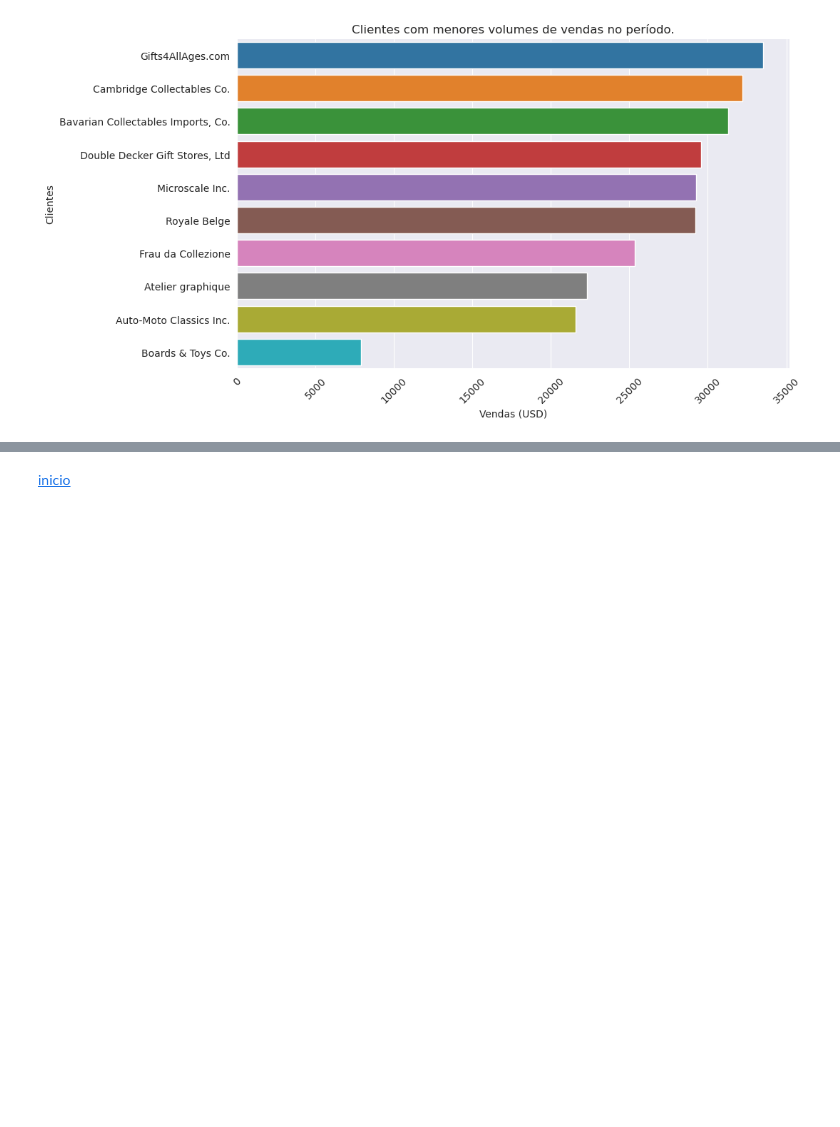
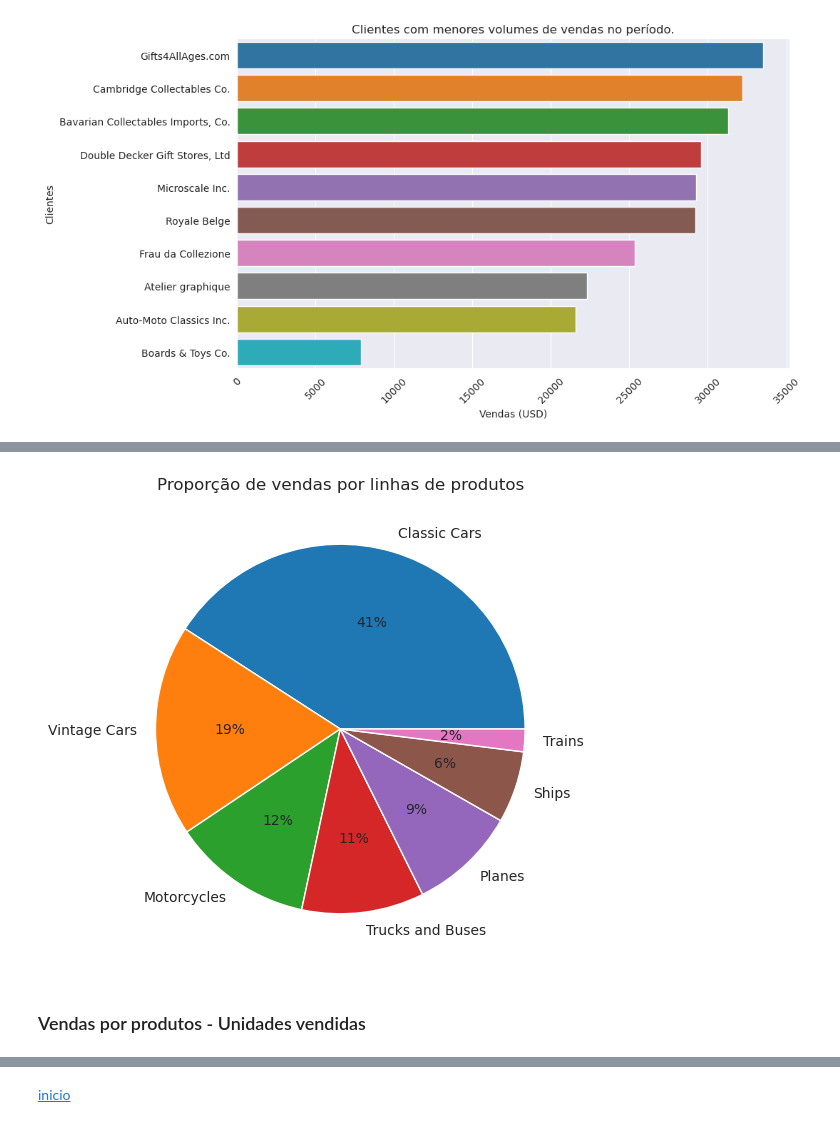
Before and after one commit to pveinberg/Curso_DataScience_Minsait, a Jupyter notebook: Notebooks/Aula01/Pandas_Sql_v02.ipynb, the cells around one changed output, grey strips where cells are left out. Drawn from its saved outputs; the diff is of its cells as text; code cells hidden in the pictures; blank space fills up the shorter version.

```diff
--- a/Notebooks/Aula01/Pandas_Sql_v02.ipynb
+++ b/Notebooks/Aula01/Pandas_Sql_v02.ipynb
@@ -267,0 +264,6 @@ build_barplot_chart(tail10, 'Clientes com menores volumes de vendas no período.
+# %%
+# Categorias por valores
+categorias_por_volume_vendas = categorias.groupby('productLine')['totalLine'] \
+    .agg(['sum', 'mean']).reset_index().sort_values(by='sum', ascending=False)
+
+categorias_por_volume_vendas
@@ -267,0 +279,12 @@ build_barplot_chart(tail10, 'Clientes com menores volumes de vendas no período.
+# %%
+
+plt.figure(figsize=FIGSIZE_DEFAULT)
+plt.pie(x=categorias_por_volume_vendas['sum'], \
+        labels=categorias_por_volume_vendas['productLine'], \
+        autopct='%.0f%%')
+plt.title('Proporção de vendas por linhas de produtos')
+plt.show()
+# %% [output]
+[figure, added]
+# %% [markdown]
+### Vendas por produtos - Unidades vendidas
```
Also changed, not shown: parts of 12 cells of this notebook, 1 other file.
